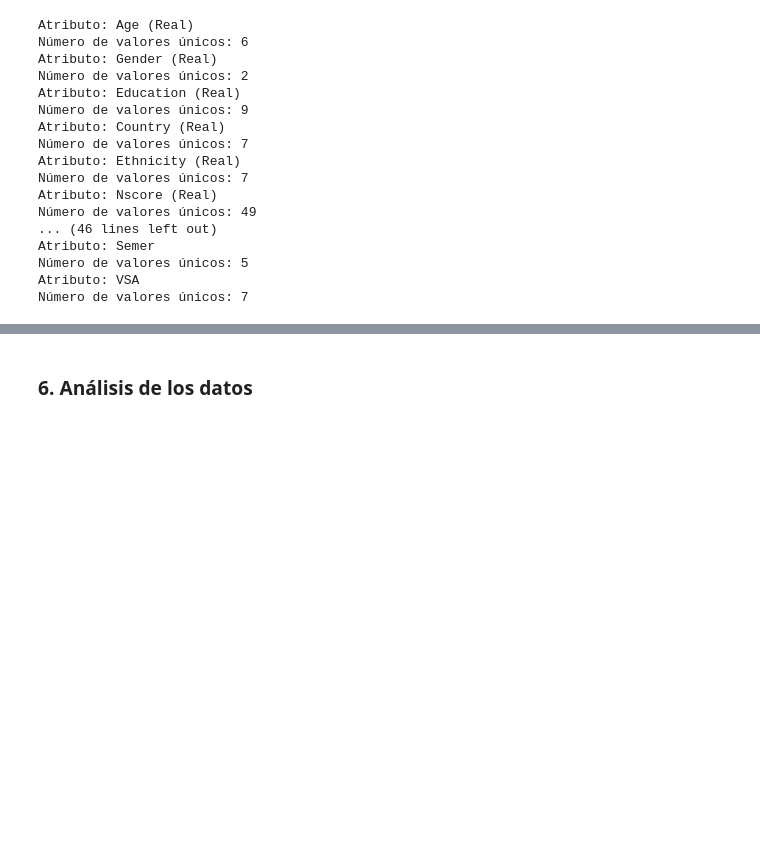
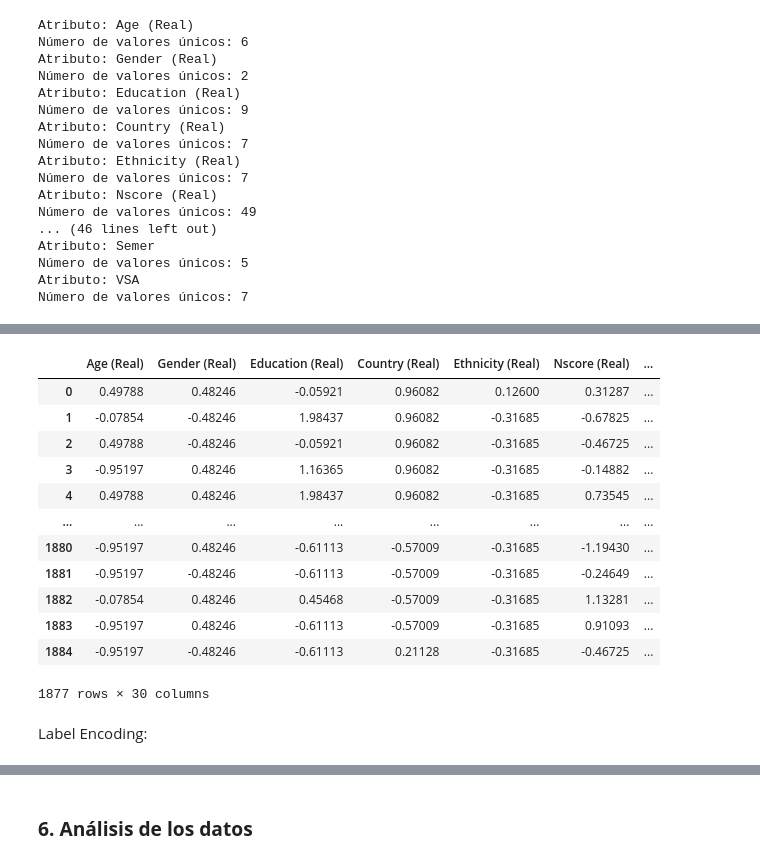
Before and after one commit to manularrea/Group_Projects_Afi, a Jupyter notebook: entrega_1/code/data_preprocessing_manuela.ipynb, the cells around one changed output, grey strips where cells are left out. Drawn from its saved outputs; the diff is of its cells as text; code cells hidden in the pictures; blank space fills up the shorter version.

```diff
--- a/entrega_1/code/data_preprocessing_manuela.ipynb
+++ b/entrega_1/code/data_preprocessing_manuela.ipynb
@@ -221,0 +240,20 @@ No hay observaciones con valores únicos por atributo, que no se encuentren pre
+# %%
+df = df.drop(df[df['Semer'] != 'CL0'].index)
+df = df.drop(columns='Semer')
+df
+# %% [output]
+|  | Age (Real) | Gender (Real) | Education (Real) | Country (Real) | Ethnicity (Real) | Nscore (Real) | ... |
+| 0 | 0.49788 | 0.48246 | -0.05921 | 0.96082 | 0.12600 | 0.31287 | ... |
+| 1 | -0.07854 | -0.48246 | 1.98437 | 0.96082 | -0.31685 | -0.67825 | ... |
+| 2 | 0.49788 | -0.48246 | -0.05921 | 0.96082 | -0.31685 | -0.46725 | ... |
+| 3 | -0.95197 | 0.48246 | 1.16365 | 0.96082 | -0.31685 | -0.14882 | ... |
+| 4 | 0.49788 | 0.48246 | 1.98437 | 0.96082 | -0.31685 | 0.73545 | ... |
+| ... | ... | ... | ... | ... | ... | ... | ... |
+| 1880 | -0.95197 | 0.48246 | -0.61113 | -0.57009 | -0.31685 | -1.19430 | ... |
+| 1881 | -0.95197 | -0.48246 | -0.61113 | -0.57009 | -0.31685 | -0.24649 | ... |
+| 1882 | -0.07854 | 0.48246 | 0.45468 | -0.57009 | -0.31685 | 1.13281 | ... |
+| 1883 | -0.95197 | 0.48246 | -0.61113 | -0.57009 | -0.31685 | 0.91093 | ... |
+| 1884 | -0.95197 | -0.48246 | -0.61113 | 0.21128 | -0.31685 | -0.46725 | ... |
+1877 rows × 30 columns
+# %% [markdown]
+Label Encoding:
```
Also changed, not shown: parts of 13 cells of this notebook, 2 other files.
